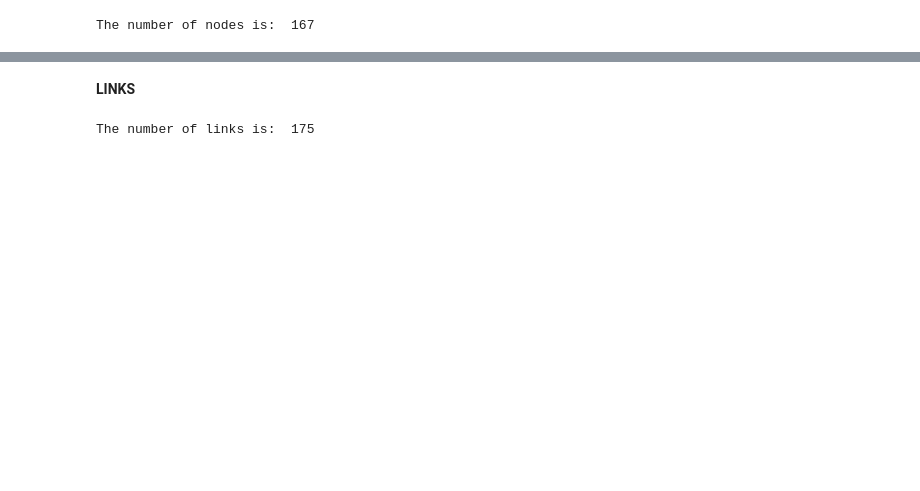
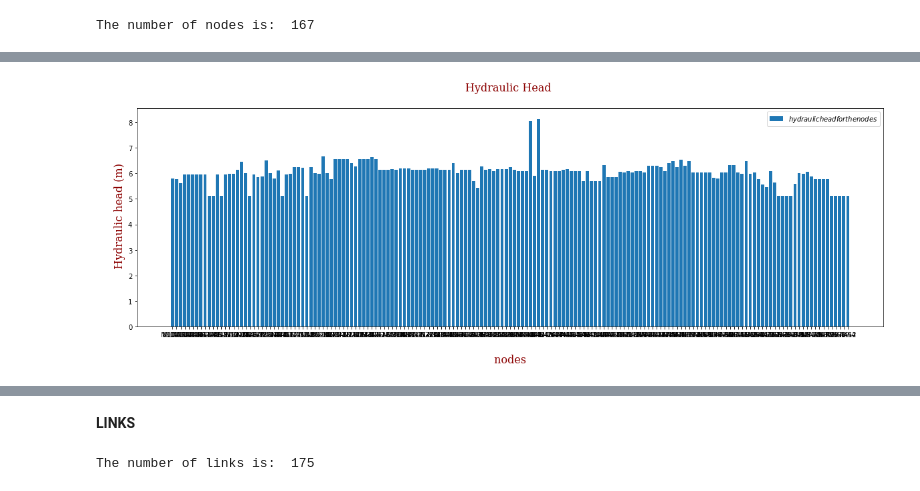
Before and after one commit to sifiso-ncube/thesis, a Jupyter notebook: SWMM_ExtrCode.ipynb, the cells around one changed output, grey strips where cells are left out. Cells and saved outputs as stored; diff of their text form; code cells hidden in the pictures; blank space fills up the shorter version.

```diff
--- a/SWMM_ExtrCode.ipynb
+++ b/SWMM_ExtrCode.ipynb
@@ -46,0 +155,36 @@ The number of nodes is:  167
+# %%
+#Hydraulic Head  (not sure we need this)
+#For all nodes at given time, get the Hydraulic head.
+#returns a dictionary of attribute values for all nodes at given timestep
+def Ex_hydraulic_head():
+  with Output('15.10.1realday.out') as out:
+      data = out.node_attribute(NodeAttribute.HYDRAULIC_HEAD, datetime(2020, 10, 16, 21))
+      node_hydhead = []
+      index_list= []
+      for object in data:
+         if data[object]>0:
+            node_hydhead.append(data[object])       #data[object] gives the hydraulic head
+            index_list.append(object)                #the object is the node name
+         else:
+            pass
+         #print(object, data[object])
+
+
+      font = {'family': 'serif',
+        'color':  'darkred',
+        'weight': 'normal',
+        'size': 16,
+        }
+      plt.figure(figsize = [20, 6])
+      plt.bar(index_list, node_hydhead, label = '$hydraulic head for the nodes $')
+      plt.xlabel("\n nodes ",fontdict = font)
+      plt.ylabel("\n Hydraulic head (m)",fontdict = font)
+      plt.title("Hydraulic Head \n",fontdict = font)
+      #plt.xticks(nodes, rotation='vertical')
+      plt.legend()
+      plt.show()
+
+
+Ex_hydraulic_head()
+# %% [output]
+[figure, added]
```
Also changed, not shown: parts of 17 cells of this notebook.
